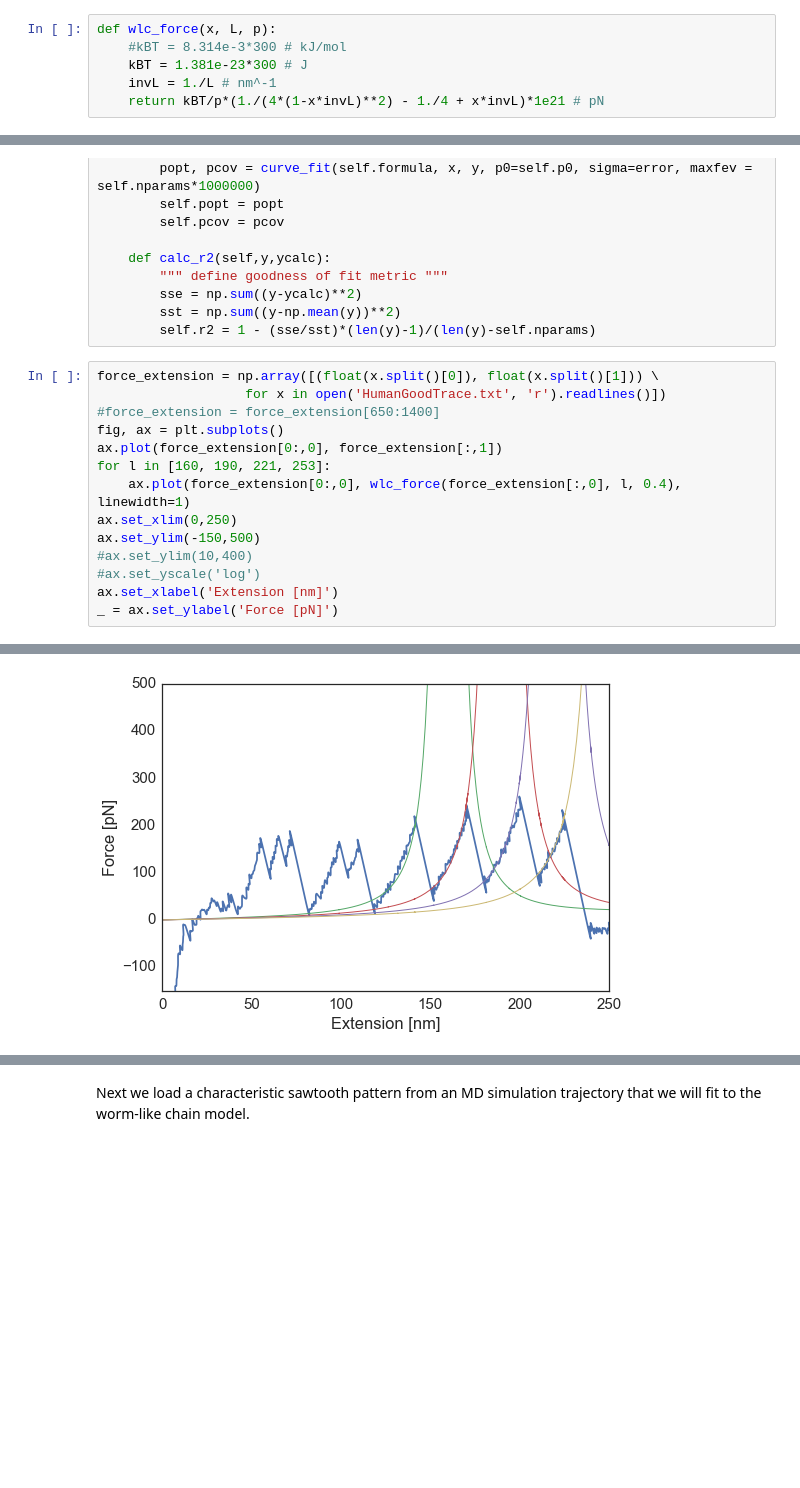
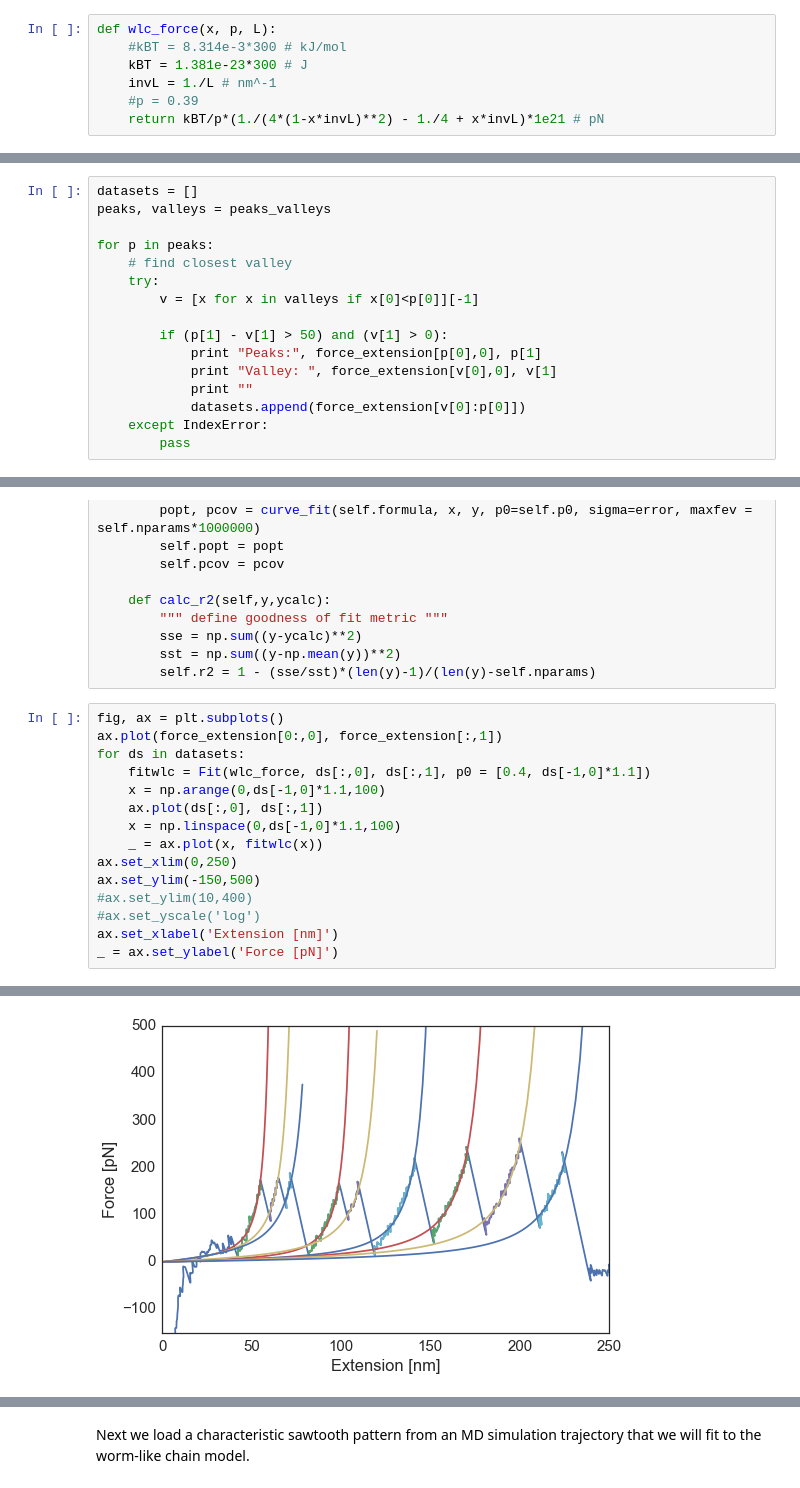
Before and after one commit to daviddesancho/AFMtools, a Jupyter notebook: WLC/WLCfits.ipynb, the cells around one changed output, grey strips where cells are left out. Cells and saved outputs as stored; diff of their text form; blank space fills up the shorter version.

```diff
--- a/WLC/WLCfits.ipynb
+++ b/WLC/WLCfits.ipynb
@@ -15,10 +15,11 @@ $F(x)=\frac{k_BT}{p}\bigg(\frac{1}{4(1-x/L)^2}+\frac{1}{4}-\frac{x}{L}\bigg)$
 
 In this expression we find that the force $F$ at polymer extension $x$ can be expressed in terms of the persistence length $p$ and the contour length $L$.
 # %%
-def wlc_force(x, L, p):
+def wlc_force(x, p, L):
     #kBT = 8.314e-3*300 # kJ/mol
     kBT = 1.381e-23*300 # J
     invL = 1./L # nm^-1
+    #p = 0.39
     return kBT/p*(1./(4*(1-x*invL)**2) - 1./4 + x*invL)*1e21 # pN
 # %% [markdown]
 The figure below shows how the model reproduces a typical force-extension pattern.
@@ -34,0 +94,16 @@ Next we load a characteristic sawtooth trace from an experiment on titin.
+# %%
+datasets = []
+peaks, valleys = peaks_valleys
+
+for p in peaks:
+    # find closest valley
+    try:
+        v = [x for x in valleys if x[0]<p[0]][-1]
+
+        if (p[1] - v[1] > 50) and (v[1] > 0):
+            print "Peaks:", force_extension[p[0],0], p[1]
+            print "Valley: ", force_extension[v[0],0], v[1]
+            print ""
+            datasets.append(force_extension[v[0]:p[0]])
+    except IndexError:
+        pass
@@ -79,13 +172,14 @@ class Fit():
         sst = np.sum((y-np.mean(y))**2)
         self.r2 = 1 - (sse/sst)*(len(y)-1)/(len(y)-self.nparams)
 # %%
-force_extension = np.array([(float(x.split()[0]), float(x.split()[1])) \
-                   for x in open('HumanGoodTrace.txt', 'r').readlines()])
-#force_extension = force_extension[650:1400]
 fig, ax = plt.subplots()
 ax.plot(force_extension[0:,0], force_extension[:,1])
-for l in [160, 190, 221, 253]:
-    ax.plot(force_extension[0:,0], wlc_force(force_extension[:,0], l, 0.4), linewidth=1)
+for ds in datasets:
+    fitwlc = Fit(wlc_force, ds[:,0], ds[:,1], p0 = [0.4, ds[-1,0]*1.1])
+    x = np.arange(0,ds[-1,0]*1.1,100)
+    ax.plot(ds[:,0], ds[:,1])
+    x = np.linspace(0,ds[-1,0]*1.1,100)
+    _ = ax.plot(x, fitwlc(x))
 ax.set_xlim(0,250)
 ax.set_ylim(-150,500)
 #ax.set_ylim(10,400)
@@ -96 +207 @@ _ = ax.set_ylabel('Force [pN]')
-[figure, old version]
+[figure, new version]
```
Also changed, not shown: parts of 10 cells of this notebook.
